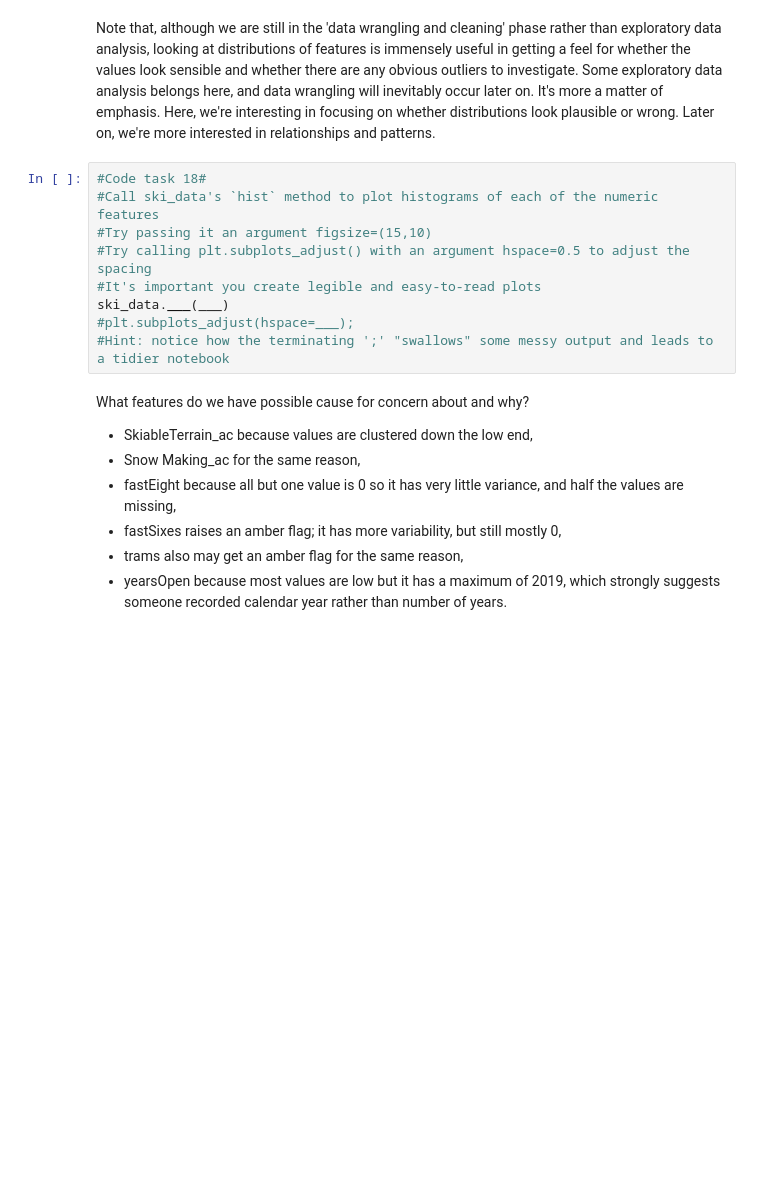
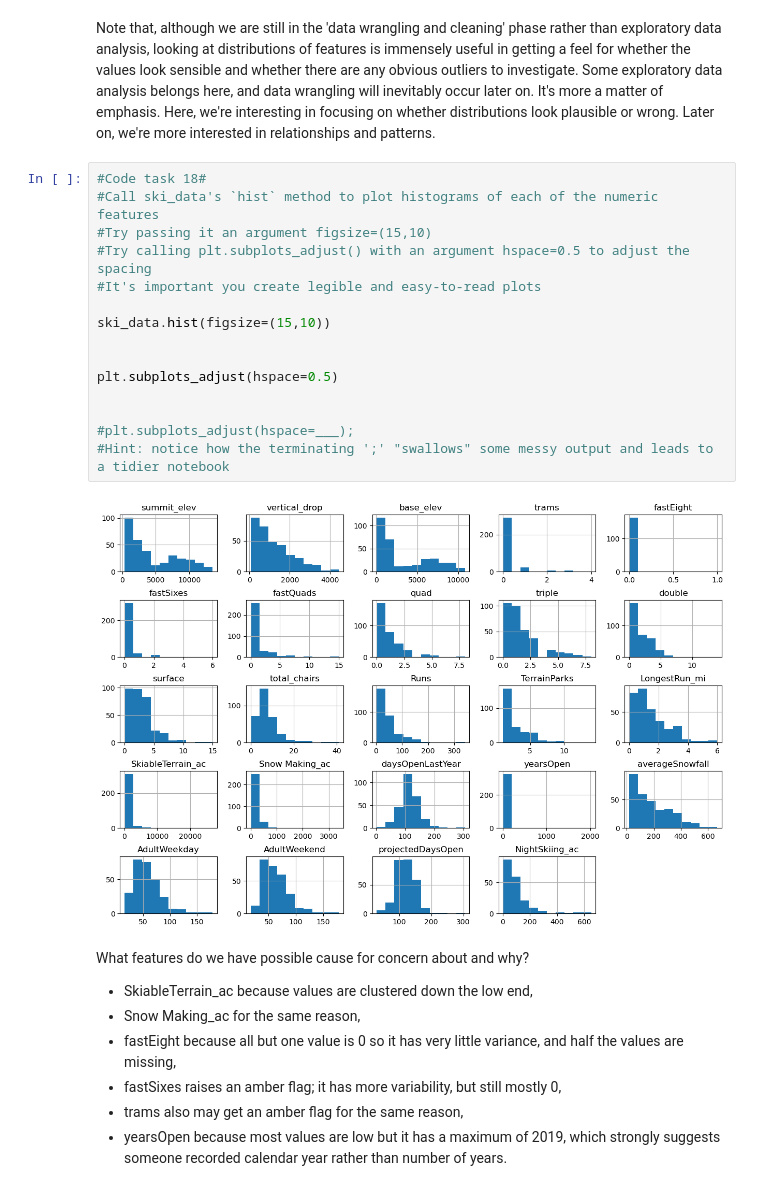
Before and after one commit to jthompson1103/DataScienceGuidedCapstone, a Jupyter notebook: Notebooks/02_data_wrangling.ipynb, the cells around one changed output. Drawn from its saved outputs; the diff is of its cells as text; blank space fills up the shorter version.

```diff
--- a/Notebooks/02_data_wrangling.ipynb
+++ b/Notebooks/02_data_wrangling.ipynb
@@ -361,12 +516,20 @@ Note that, although we are still in the 'data wrangling and cleaning' phase rath
 # %%
 #Code task 18#
 #Call ski_data's `hist` method to plot histograms of each of the numeric features
 #Try passing it an argument figsize=(15,10)
 #Try calling plt.subplots_adjust() with an argument hspace=0.5 to adjust the spacing
 #It's important you create legible and easy-to-read plots
-ski_data.___(___)
+
+ski_data.hist(figsize=(15,10))
+
+
+plt.subplots_adjust(hspace=0.5)
+
+
 #plt.subplots_adjust(hspace=___);
 #Hint: notice how the terminating ';' "swallows" some messy output and leads to a tidier notebook
+# %% [output]
+[figure, added]
 # %% [markdown]
 What features do we have possible cause for concern about and why?
 
```
Also changed, not shown: parts of 40 cells of this notebook.
